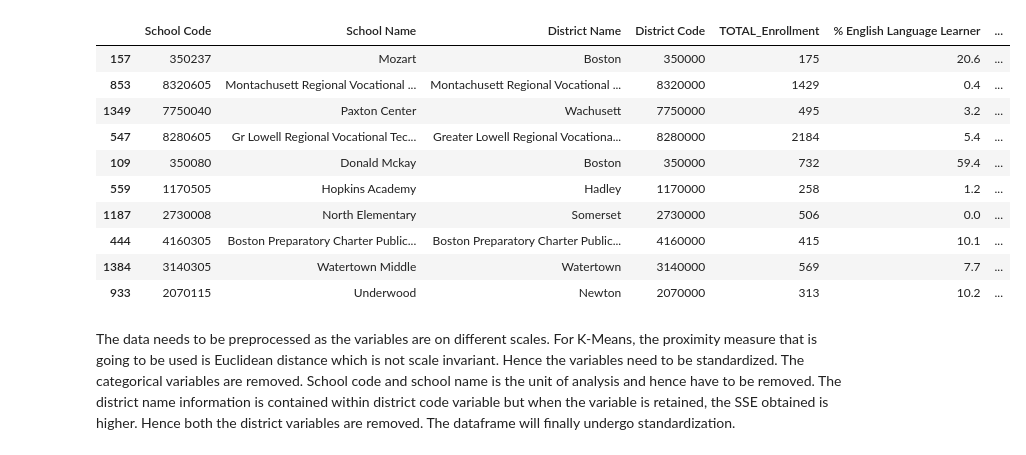
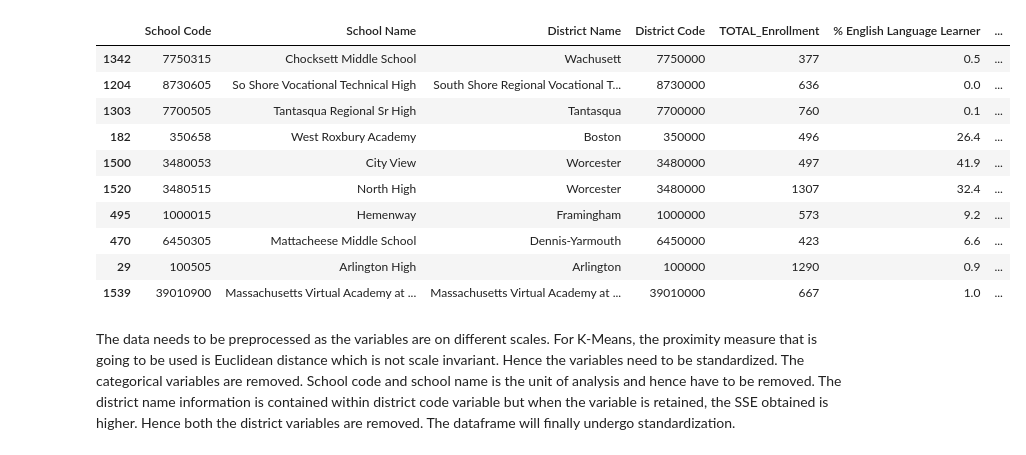
Before and after one commit to LucyJulian98/Data_Science_3_Assignments, a Jupyter notebook: pset2_llj40.ipynb, the cells around one changed output. Saved outputs shown, nothing was run; the diff lists cells and outputs as text; code cells hidden in the pictures.

```diff
--- a/pset2_llj40.ipynb
+++ b/pset2_llj40.ipynb
@@ -9,20 +9,20 @@ from sklearn.preprocessing import StandardScaler
 from sklearn.cluster import KMeans
 from sklearn.metrics import silhouette_score
 # %%
-df = pd.read_csv("ma_schools.csv")
-df.sample(10)
+dta = pd.read_csv("ma_schools.csv")
+dta.sample(10)
 # %% [output]
 |  | School Code | School Name | District Name | District Code | TOTAL_Enrollment | % English Language Learner | ... |
-| 157 | 350237 | Mozart | Boston | 350000 | 175 | 20.6 | ... |
-| 853 | 8320605 | Montachusett Regional Vocational ... | Montachusett Regional Vocational ... | 8320000 | 1429 | 0.4 | ... |
-| 1349 | 7750040 | Paxton Center | Wachusett | 7750000 | 495 | 3.2 | ... |
-| 547 | 8280605 | Gr Lowell Regional Vocational Tec... | Greater Lowell Regional Vocationa... | 8280000 | 2184 | 5.4 | ... |
-| 109 | 350080 | Donald Mckay | Boston | 350000 | 732 | 59.4 | ... |
-| 559 | 1170505 | Hopkins Academy | Hadley | 1170000 | 258 | 1.2 | ... |
-| 1187 | 2730008 | North Elementary | Somerset | 2730000 | 506 | 0.0 | ... |
-| 444 | 4160305 | Boston Preparatory Charter Public... | Boston Preparatory Charter Public... | 4160000 | 415 | 10.1 | ... |
-| 1384 | 3140305 | Watertown Middle | Watertown | 3140000 | 569 | 7.7 | ... |
-| 933 | 2070115 | Underwood | Newton | 2070000 | 313 | 10.2 | ... |
+| 1342 | 7750315 | Chocksett Middle School | Wachusett | 7750000 | 377 | 0.5 | ... |
+| 1204 | 8730605 | So Shore Vocational Technical High | South Shore Regional Vocational T... | 8730000 | 636 | 0.0 | ... |
+| 1303 | 7700505 | Tantasqua Regional Sr High | Tantasqua | 7700000 | 760 | 0.1 | ... |
+| 182 | 350658 | West Roxbury Academy | Boston | 350000 | 496 | 26.4 | ... |
+| 1500 | 3480053 | City View | Worcester | 3480000 | 497 | 41.9 | ... |
+| 1520 | 3480515 | North High | Worcester | 3480000 | 1307 | 32.4 | ... |
+| 495 | 1000015 | Hemenway | Framingham | 1000000 | 573 | 9.2 | ... |
+| 470 | 6450305 | Mattacheese Middle School | Dennis-Yarmouth | 6450000 | 423 | 6.6 | ... |
+| 29 | 100505 | Arlington High | Arlington | 100000 | 1290 | 0.9 | ... |
+| 1539 | 39010900 | Massachusetts Virtual Academy at ... | Massachusetts Virtual Academy at ... | 39010000 | 667 | 1.0 | ... |
 # %% [markdown]
 The data needs to be preprocessed as the variables are on different scales. For K-Means, the proximity measure that is going to be used is Euclidean distance which is not scale invariant. Hence the variables need to be standardized. The categorical variables are removed. School code and school name is the unit of analysis and hence have to be removed. The district name information is contained within district code variable but when the variable is retained, the SSE obtained is higher. Hence both the district variables are removed. The dataframe will finally undergo standardization.
 # %%
```
Also changed, not shown: parts of 15 cells of this notebook.
